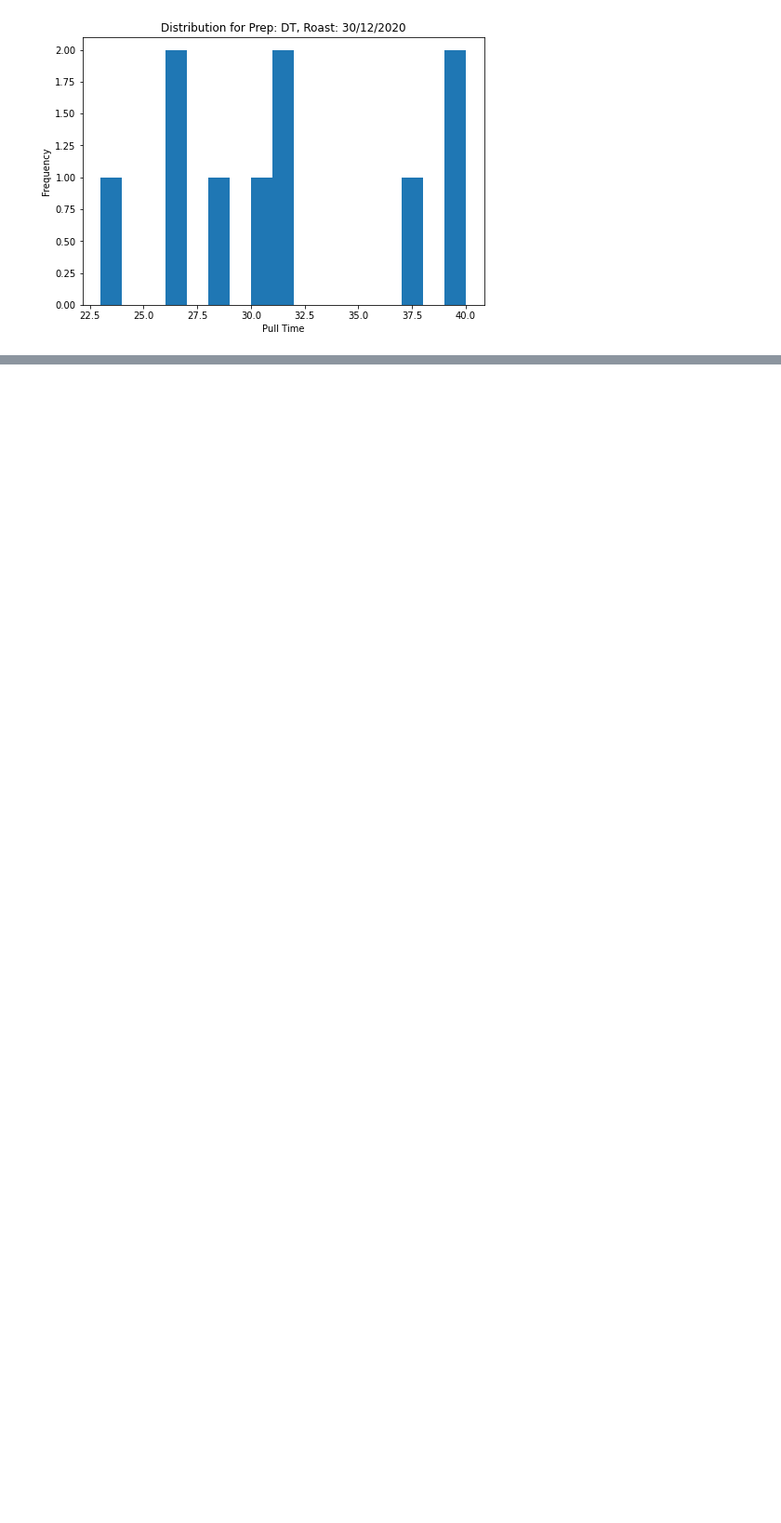
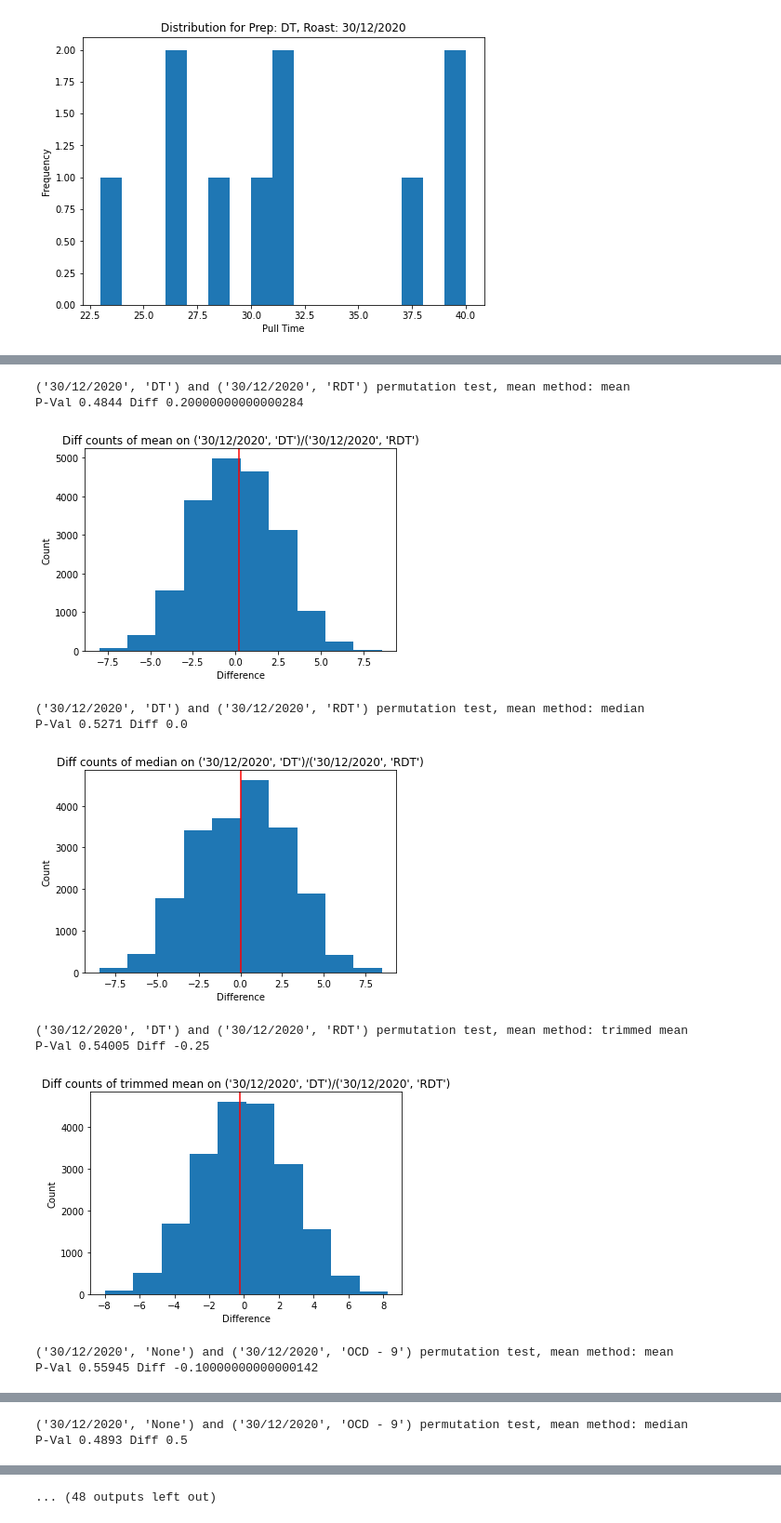
Before and after one commit to badisa/optpresso, a Jupyter notebook: notebooks/prep-method-evaluation.ipynb, the cells around one changed output, grey strips where cells are left out. Shown at 93% size. Cells and saved outputs as stored; diff of their text form; code cells hidden in the pictures; blank space fills up the shorter version.

```diff
--- a/notebooks/prep-method-evaluation.ipynb
+++ b/notebooks/prep-method-evaluation.ipynb
@@ -165,0 +215,16 @@ P Value: 0.17405037349379576
+# %%
+# Test different measures of variance
+for name, subdf in df.groupby(["roastdate", "prepmethod"]):
+    print(name)
+    print("Normal Mean, Std:",round(np.mean(subdf.timeseconds),3),round(np.std(subdf.timeseconds),3))
+    with NumpyRNGContext(814):
+        bootres = asp.bootstrap(subdf.timeseconds.values, 5000, bootfunc=np.median)
+    print("Median, Std", np.median(subdf.timeseconds), bootres.std())
+    print("Trimmed Mean, Std:",round(stats.trim_mean(subdf.timeseconds,proportiontocut=0.1),3),
+           round(stats.mstats.trimmed_stde(subdf.timeseconds,(0.1,0.1)),3)) # Trimmed mean and std at 10%
+    with NumpyRNGContext(814):
+        bootres = asp.bootstrap(subdf.timeseconds.values, 5000, bootfunc=asp.biweight_location)
+    print("Biweighted Mean, Std:", round(asp.biweight_location(subdf.timeseconds),3), round(bootres.std(), 3))
+    winsored = stats.mstats.winsorize(subdf.timeseconds,limits=(0.05, 0.05))
+    print("Winsorized Mean, Std:", round(np.mean(winsored), 3), round(np.std(winsored), 3))
+    print()
@@ -165,0 +249,25 @@ P Value: 0.17405037349379576
+# %%
+for name, comp_name, (subdf, compdf), _ in similar_dists:
+    for mean_name, mean_meth in [("mean", np.mean), ("median", np.median), ("trimmed mean", lambda x: stats.trim_mean(x, proportiontocut=0.1))]:
+        print(f"{name} and {comp_name} permutation test, mean method: {mean_name}")
+        p, diff, difflist = permutation_test(subdf.timeseconds.values, compdf.timeseconds.values, func=mean_meth)
+        print("P-Val", p, "Diff", diff)
+        plt.hist(difflist)
+        plt.axvline(diff, color="red")
+        ax = plt.gca()
+        ax.set_title(f"Diff counts of {mean_name} on {name}/{comp_name}")
+        ax.set_xlabel("Difference")
+        ax.set_ylabel("Count")
+        plt.show()
+# %% [output]
+('30/12/2020', 'DT') and ('30/12/2020', 'RDT') permutation test, mean method: mean
+P-Val 0.4844 Diff 0.20000000000000284
+[figure, added]
+('30/12/2020', 'DT') and ('30/12/2020', 'RDT') permutation test, mean method: median
+P-Val 0.5271 Diff 0.0
+[figure, added]
+('30/12/2020', 'DT') and ('30/12/2020', 'RDT') permutation test, mean method: trimmed mean
+P-Val 0.54005 Diff -0.25
+[figure, added]
+('30/12/2020', 'None') and ('30/12/2020', 'OCD - 9') permutation test, mean method: mean
+P-Val 0.55945 Diff -0.10000000000000142
@@ -165,0 +275,2 @@ P Value: 0.17405037349379576
+('30/12/2020', 'None') and ('30/12/2020', 'OCD - 9') permutation test, mean method: median
+P-Val 0.4893 Diff 0.5
@@ -165,0 +281 @@ P Value: 0.17405037349379576
+... (48 outputs left out)
```
Also changed, not shown: parts of 11 cells of this notebook.
